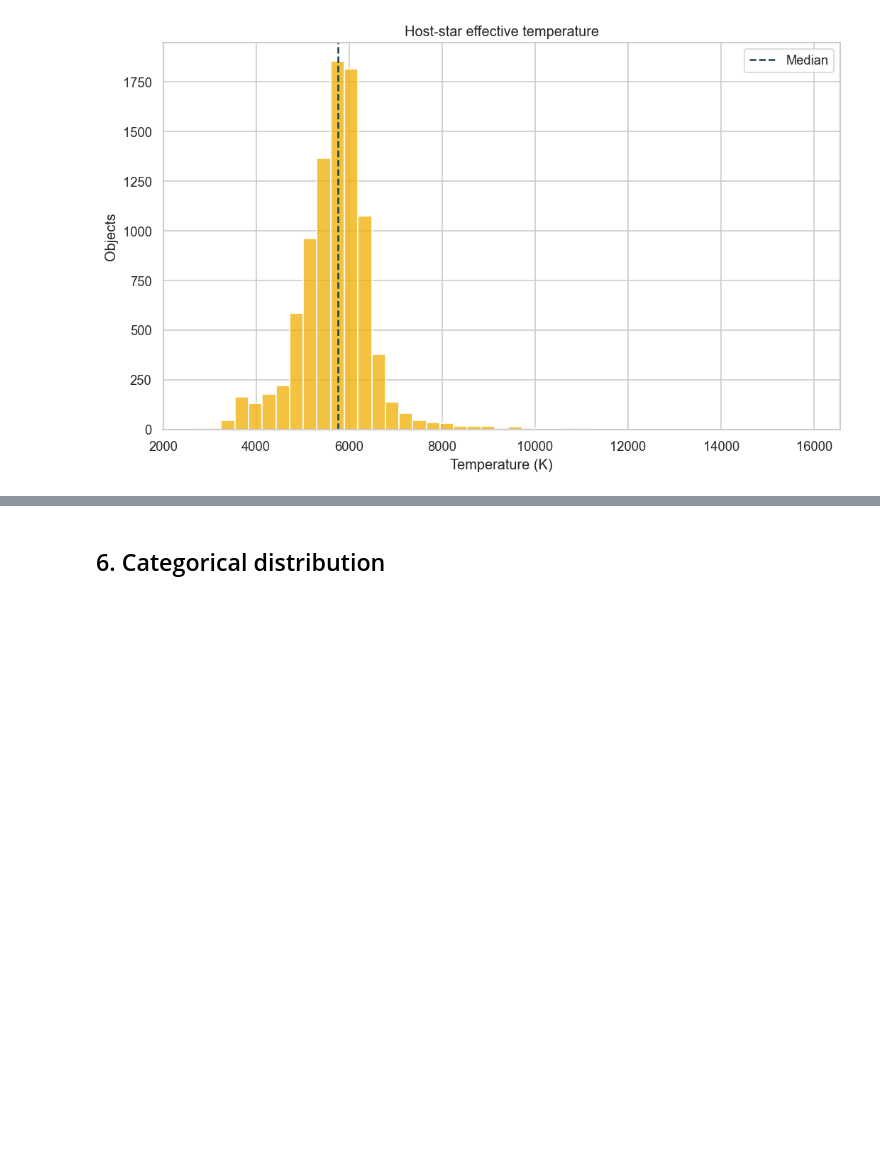
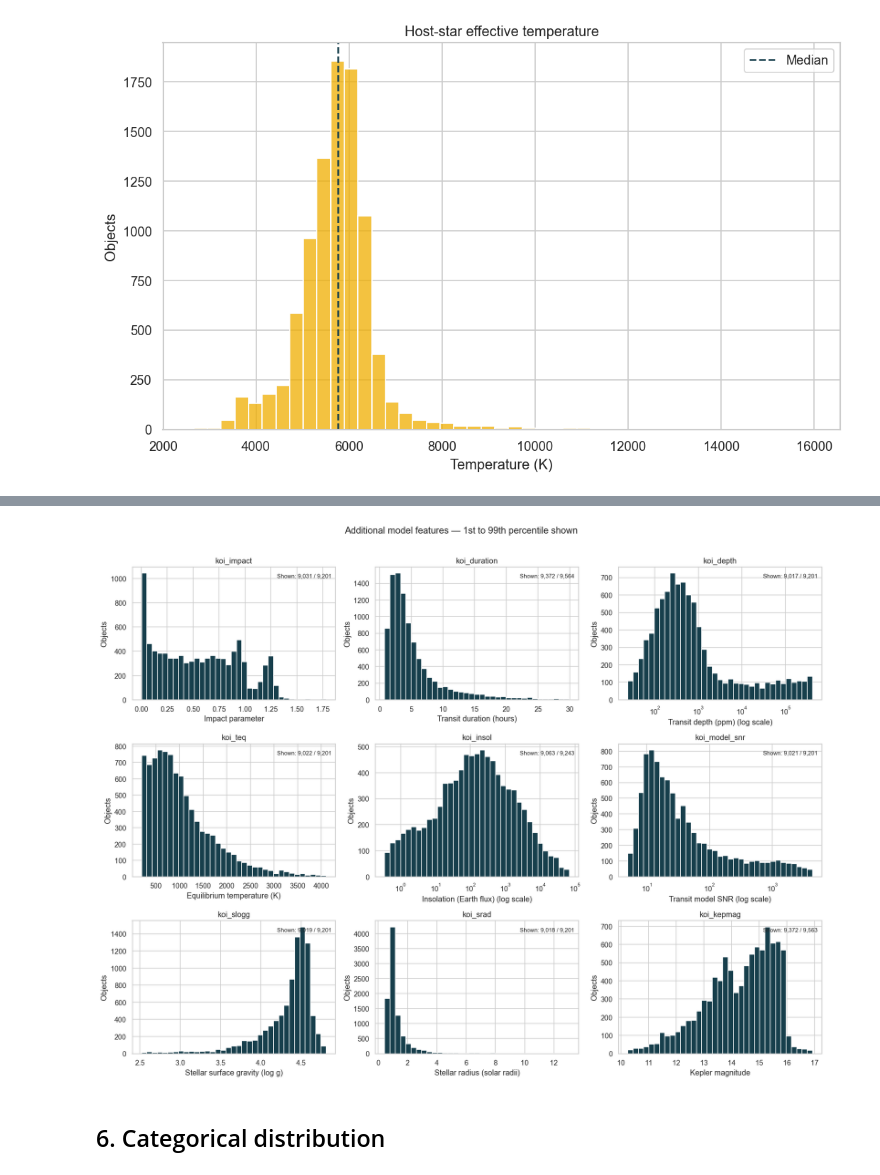
Before and after one commit to khanhhoangduydinh/CO5177-Programming_Foundation_for_Data_Analytics_and_Visualization, a Jupyter notebook: notebooks/tabular_koi_eda.ipynb, the cells around one changed output, grey strips where cells are left out. Cells and saved outputs as stored; diff of their text form; code cells hidden in the pictures; blank space fills up the shorter version.

```diff
--- a/notebooks/tabular_koi_eda.ipynb
+++ b/notebooks/tabular_koi_eda.ipynb
@@ -276,3 +279,35 @@ save_plot("05_stellar_temperature_distribution.png")
+# %%
+distribution_columns = [
+    ("koi_impact", "Impact parameter"),
+    ("koi_duration", "Transit duration (hours)"),
+    ("koi_depth", "Transit depth (ppm)"),
+    ("koi_teq", "Equilibrium temperature (K)"),
+    ("koi_insol", "Insolation (Earth flux)"),
+    ("koi_model_snr", "Transit model SNR"),
+    ("koi_slogg", "Stellar surface gravity (log g)"),
+    ("koi_srad", "Stellar radius (solar radii)"),
+    ("koi_kepmag", "Kepler magnitude"),
+]
+fig, axes = plt.subplots(3, 3, figsize=(16, 12))
+for ax, (column, label) in zip(axes.flat, distribution_columns):
+    values = df[column].dropna()
+    lower, upper = values.quantile([0.01, 0.99])
+    shown = values[values.between(lower, upper)]
+    if column in {"koi_depth", "koi_insol", "koi_model_snr"}:
+        shown = shown[shown > 0]
+        ax.hist(shown, bins=np.geomspace(shown.min(), shown.max(), 36),
+                color="#173f4c", edgecolor="white")
+        ax.set_xscale("log")
+        label += " (log scale)"
+    else:
+        ax.hist(shown, bins=35, color="#173f4c", edgecolor="white")
+    ax.set(title=column, xlabel=label, ylabel="Objects")
+    ax.text(0.98, 0.95, f"Shown: {len(shown):,} / {len(values):,}",
+            transform=ax.transAxes, ha="right", va="top", fontsize=9)
+fig.suptitle("Additional model features — 1st to 99th percentile shown", y=1.01)
+save_plot("16_additional_numeric_distributions.png")
+# %% [output]
+[figure, added]
 # %% [markdown]
 ## 6. Categorical distribution
 # %% [markdown]
```
Also changed, not shown: parts of 5 cells of this notebook, 8 other files.
